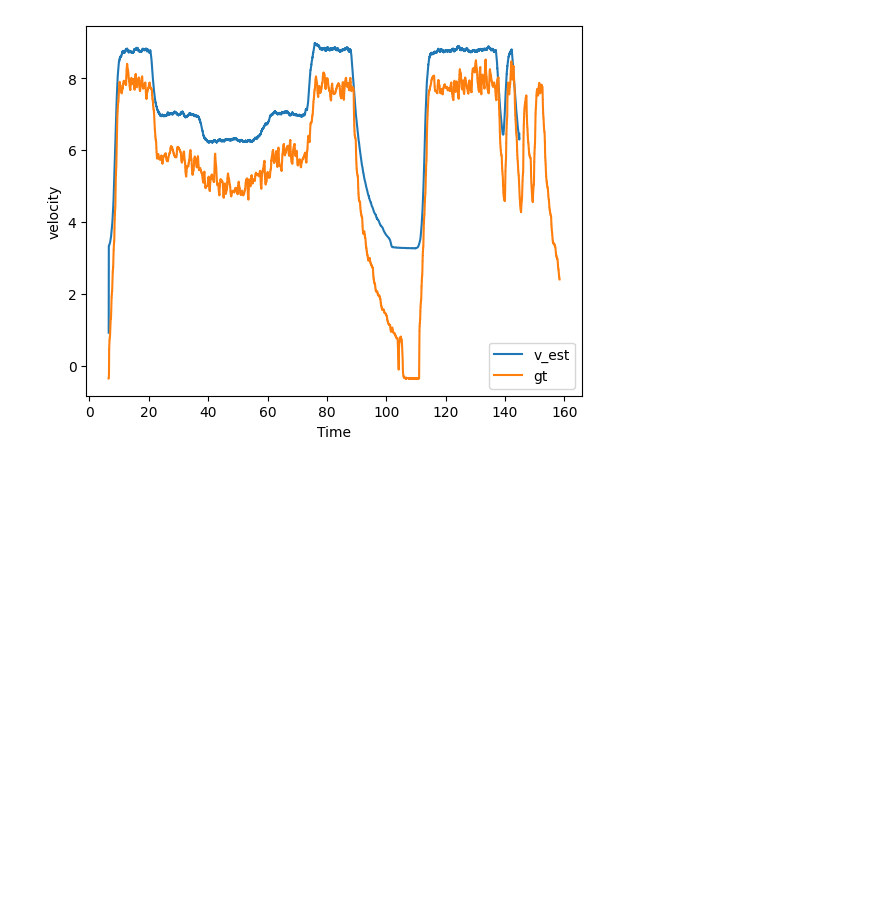
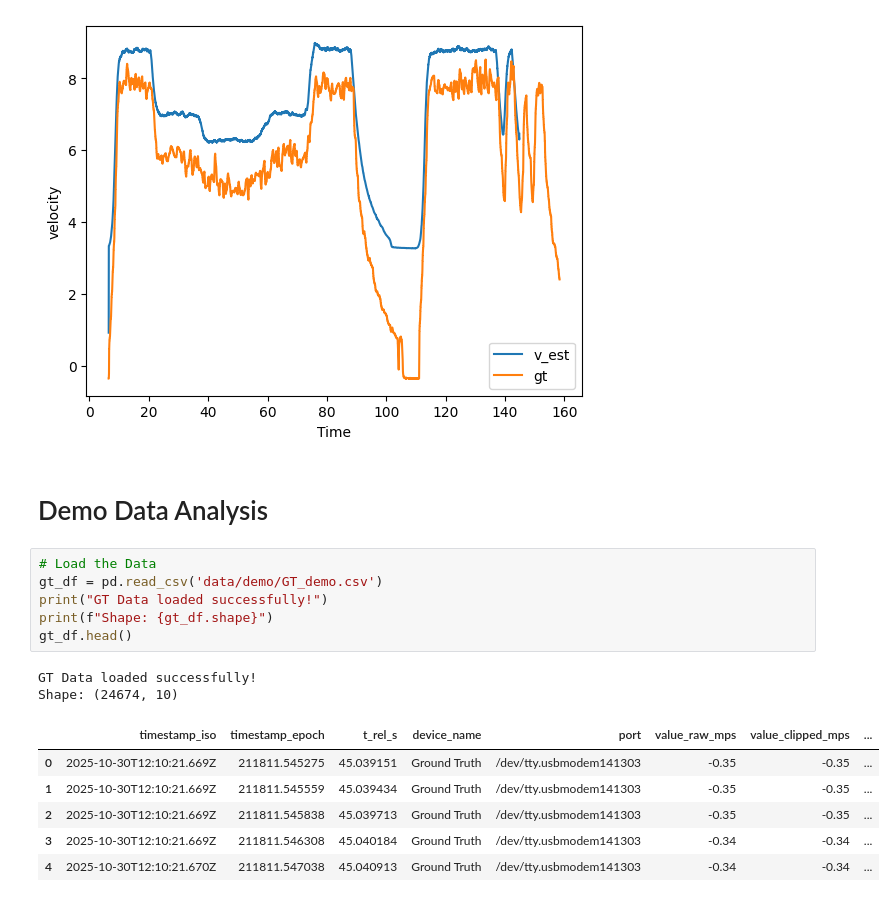
Before and after one commit to Dami28O/COMP0219-Coursework1, a Jupyter notebook: data_processing_DEMO.ipynb, the cells around one changed output. Cells and saved outputs as stored; diff of their text form; blank space fills up the shorter version.

```diff
--- a/data_processing_DEMO.ipynb
+++ b/data_processing_DEMO.ipynb
@@ -442,3 +442,20 @@ plt.legend()
 plt.show()
 # %% [output]
 [figure]
+# %% [markdown]
+# Demo Data Analysis
+# %%
+# Load the Data
+gt_df = pd.read_csv('data/demo/GT_demo.csv')
+print("GT Data loaded successfully!")
+print(f"Shape: {gt_df.shape}")
+gt_df.head()
+# %% [output]
+GT Data loaded successfully!
+Shape: (24674, 10)
+|  | timestamp_iso | timestamp_epoch | t_rel_s | device_name | port | value_raw_mps | value_clipped_mps | ... |
+| 0 | 2025-10-30T12:10:21.669Z | 211811.545275 | 45.039151 | Ground Truth | /dev/tty.usbmodem141303 | -0.35 | -0.35 | ... |
+| 1 | 2025-10-30T12:10:21.669Z | 211811.545559 | 45.039434 | Ground Truth | /dev/tty.usbmodem141303 | -0.35 | -0.35 | ... |
+| 2 | 2025-10-30T12:10:21.669Z | 211811.545838 | 45.039713 | Ground Truth | /dev/tty.usbmodem141303 | -0.35 | -0.35 | ... |
+| 3 | 2025-10-30T12:10:21.669Z | 211811.546308 | 45.040184 | Ground Truth | /dev/tty.usbmodem141303 | -0.34 | -0.34 | ... |
+| 4 | 2025-10-30T12:10:21.670Z | 211811.547038 | 45.040913 | Ground Truth | /dev/tty.usbmodem141303 | -0.34 | -0.34 | ... |
```
Also changed, not shown: parts of 2 cells of this notebook, 6 other files.
